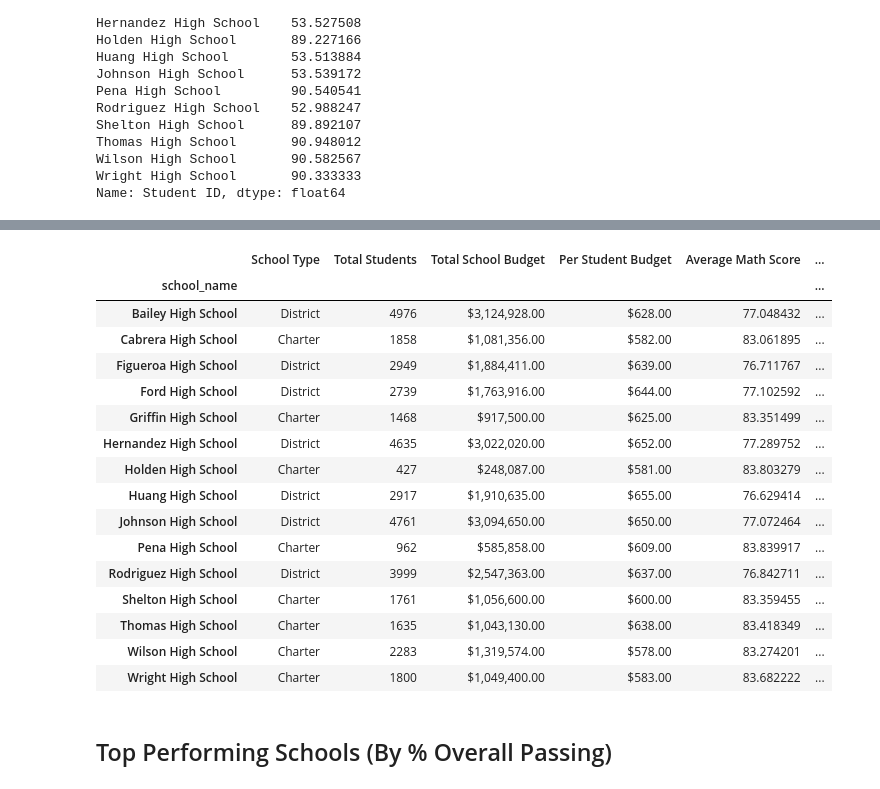
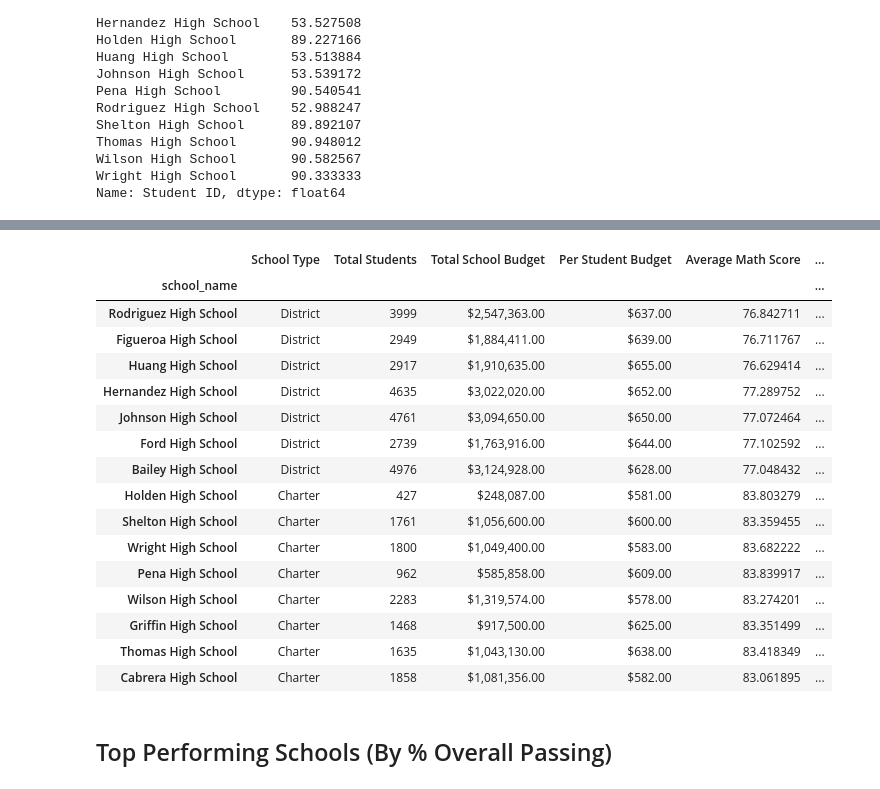
Before and after one commit to yeeholai/pandas-challenge, a Jupyter notebook: PyCitySchools_starter.ipynb, the cells around one changed output, grey strips where cells are left out. Cells and saved outputs as stored; diff of their text form; code cells hidden in the pictures.

```diff
--- a/PyCitySchools_starter.ipynb
+++ b/PyCitySchools_starter.ipynb
@@ -360,34 +477,34 @@ Name: Student ID, dtype: float64
 # %%
 school_summary_df = pd.DataFrame({
     'School Type':SS_type_school,
     'Total Students':SS_students,
     'Total School Budget':SS_budget.map("${:,.2f}".format),
     'Per Student Budget':SS_student_budget.map("${:,.2f}".format),
     'Average Math Score':SS_avg_math,
     'Average Reading Score':SS_avg_read,
     '% Passing Math':SS_math_passing,
     '% Passing Reading':SS_read_passing,
     '% Overall Passing':SS_overall_passing
 })
-school_summary_df
+school_summary_df.sort_values(['% Overall Passing'])
 # %% [output]
 |  | School Type | Total Students | Total School Budget | Per Student Budget | Average Math Score | ... |
 | school_name |  |  |  |  |  | ... |
+| Rodriguez High School | District | 3999 | $2,547,363.00 | $637.00 | 76.842711 | ... |
+| Figueroa High School | District | 2949 | $1,884,411.00 | $639.00 | 76.711767 | ... |
+| Huang High School | District | 2917 | $1,910,635.00 | $655.00 | 76.629414 | ... |
+| Hernandez High School | District | 4635 | $3,022,020.00 | $652.00 | 77.289752 | ... |
+| Johnson High School | District | 4761 | $3,094,650.00 | $650.00 | 77.072464 | ... |
+| Ford High School | District | 2739 | $1,763,916.00 | $644.00 | 77.102592 | ... |
 | Bailey High School | District | 4976 | $3,124,928.00 | $628.00 | 77.048432 | ... |
+| Holden High School | Charter | 427 | $248,087.00 | $581.00 | 83.803279 | ... |
+| Shelton High School | Charter | 1761 | $1,056,600.00 | $600.00 | 83.359455 | ... |
+| Wright High School | Charter | 1800 | $1,049,400.00 | $583.00 | 83.682222 | ... |
+| Pena High School | Charter | 962 | $585,858.00 | $609.00 | 83.839917 | ... |
+| Wilson High School | Charter | 2283 | $1,319,574.00 | $578.00 | 83.274201 | ... |
+| Griffin High School | Charter | 1468 | $917,500.00 | $625.00 | 83.351499 | ... |
+| Thomas High School | Charter | 1635 | $1,043,130.00 | $638.00 | 83.418349 | ... |
 | Cabrera High School | Charter | 1858 | $1,081,356.00 | $582.00 | 83.061895 | ... |
-| Figueroa High School | District | 2949 | $1,884,411.00 | $639.00 | 76.711767 | ... |
-| Ford High School | District | 2739 | $1,763,916.00 | $644.00 | 77.102592 | ... |
-| Griffin High School | Charter | 1468 | $917,500.00 | $625.00 | 83.351499 | ... |
-| Hernandez High School | District | 4635 | $3,022,020.00 | $652.00 | 77.289752 | ... |
-| Holden High School | Charter | 427 | $248,087.00 | $581.00 | 83.803279 | ... |
-| Huang High School | District | 2917 | $1,910,635.00 | $655.00 | 76.629414 | ... |
-| Johnson High School | District | 4761 | $3,094,650.00 | $650.00 | 77.072464 | ... |
-| Pena High School | Charter | 962 | $585,858.00 | $609.00 | 83.839917 | ... |
-| Rodriguez High School | District | 3999 | $2,547,363.00 | $637.00 | 76.842711 | ... |
-| Shelton High School | Charter | 1761 | $1,056,600.00 | $600.00 | 83.359455 | ... |
-| Thomas High School | Charter | 1635 | $1,043,130.00 | $638.00 | 83.418349 | ... |
-| Wilson High School | Charter | 2283 | $1,319,574.00 | $578.00 | 83.274201 | ... |
-| Wright High School | Charter | 1800 | $1,049,400.00 | $583.00 | 83.682222 | ... |
 # %% [markdown]
 ## Top Performing Schools (By % Overall Passing)
 # %% [markdown]
```
Also changed, not shown: parts of 7 cells of this notebook, 2 other files.
